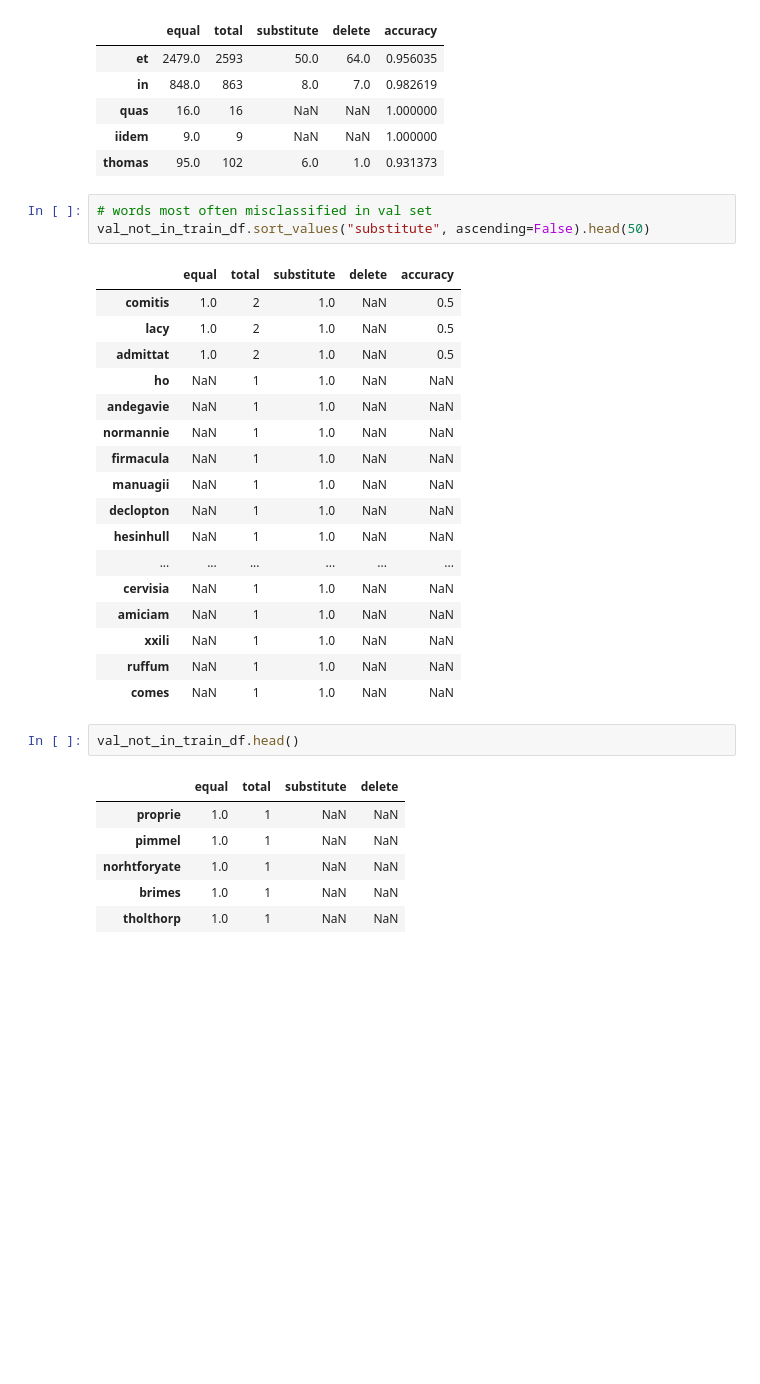
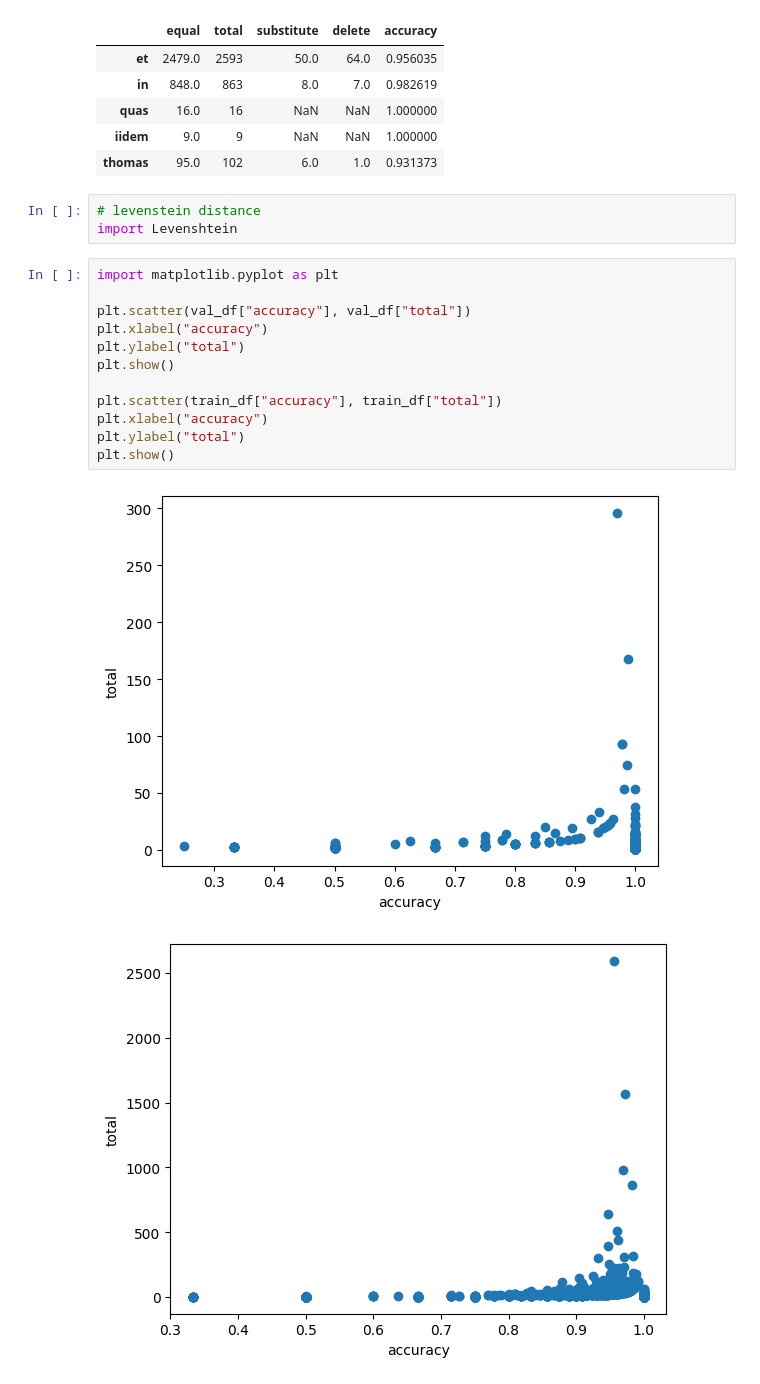
Before and after one commit to comp-int-hum/latin-transcription, a Jupyter notebook: scripts/error_evaluation.ipynb, the cells around one changed output. Saved outputs shown, nothing was run; the diff lists cells and outputs as text; blank space fills up the shorter version.

```diff
--- a/scripts/error_evaluation.ipynb
+++ b/scripts/error_evaluation.ipynb
@@ -106,33 +106,21 @@ train_df.head()
 | quas | 16.0 | 16 | NaN | NaN | 1.000000 |
 | iidem | 9.0 | 9 | NaN | NaN | 1.000000 |
 | thomas | 95.0 | 102 | 6.0 | 1.0 | 0.931373 |
-# %%
-# words most often misclassified in val set
-val_not_in_train_df.sort_values("substitute", ascending=False).head(50)
-# %% [output]
-|  | equal | total | substitute | delete | accuracy |
-| comitis | 1.0 | 2 | 1.0 | NaN | 0.5 |
-| lacy | 1.0 | 2 | 1.0 | NaN | 0.5 |
-| admittat | 1.0 | 2 | 1.0 | NaN | 0.5 |
-| ho | NaN | 1 | 1.0 | NaN | NaN |
-| andegavie | NaN | 1 | 1.0 | NaN | NaN |
-| normannie | NaN | 1 | 1.0 | NaN | NaN |
-| firmacula | NaN | 1 | 1.0 | NaN | NaN |
-| manuagii | NaN | 1 | 1.0 | NaN | NaN |
-| declopton | NaN | 1 | 1.0 | NaN | NaN |
-| hesinhull | NaN | 1 | 1.0 | NaN | NaN |
-| ... | ... | ... | ... | ... | ... |
-| cervisia | NaN | 1 | 1.0 | NaN | NaN |
-| amiciam | NaN | 1 | 1.0 | NaN | NaN |
-| xxili | NaN | 1 | 1.0 | NaN | NaN |
-| ruffum | NaN | 1 | 1.0 | NaN | NaN |
-| comes | NaN | 1 | 1.0 | NaN | NaN |
-# %%
-val_not_in_train_df.head()
-# %% [output]
-|  | equal | total | substitute | delete |
-| proprie | 1.0 | 1 | NaN | NaN |
-| pimmel | 1.0 | 1 | NaN | NaN |
-| norhtforyate | 1.0 | 1 | NaN | NaN |
-| brimes | 1.0 | 1 | NaN | NaN |
-| tholthorp | 1.0 | 1 | NaN | NaN |
+# %%
+# levenstein distance
+import Levenshtein
+# %%
+import matplotlib.pyplot as plt
+
+plt.scatter(val_df["accuracy"], val_df["total"])
+plt.xlabel("accuracy")
+plt.ylabel("total")
+plt.show()
+
+plt.scatter(train_df["accuracy"], train_df["total"])
+plt.xlabel("accuracy")
+plt.ylabel("total")
+plt.show()
+# %% [output]
+[figure, added]
+[figure, added]
```
Also changed, not shown: parts of 4 cells of this notebook.
